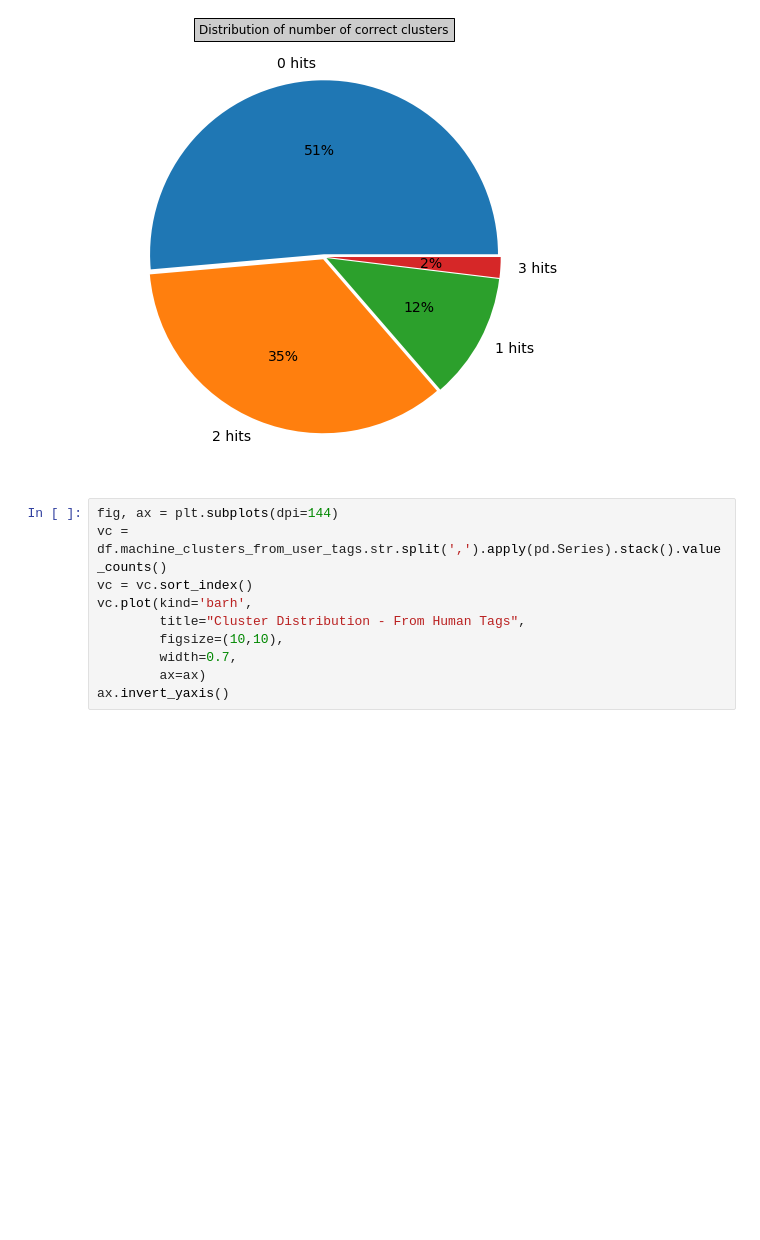
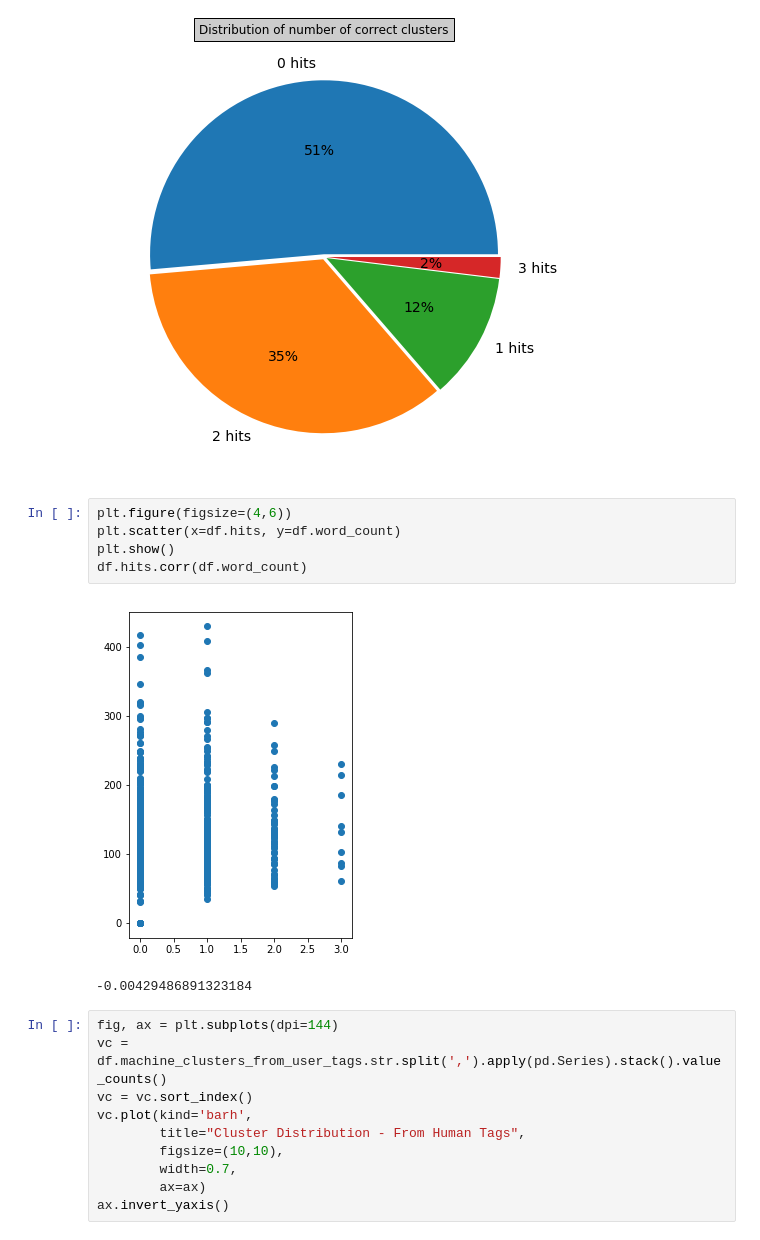
Before and after one commit to darenr/kadist-autotagging, a Jupyter notebook: Kadist-Corpus-Clusters.ipynb, the cells around one changed output. Saved outputs shown, nothing was run; the diff lists cells and outputs as text; blank space fills up the shorter version.

Commit message:
added word count data

```diff
--- a/Kadist-Corpus-Clusters.ipynb
+++ b/Kadist-Corpus-Clusters.ipynb
@@ -46,6 +46,14 @@ plt.title('Distribution of number of correct clusters', bbox={'facecolor':'0.8',
 plt.show()
 # %% [output]
 [figure]
+# %%
+plt.figure(figsize=(4,6))
+plt.scatter(x=df.hits, y=df.word_count)
+plt.show()
+df.hits.corr(df.word_count)
+# %% [output]
+[figure, added]
+-0.00429486891323184
 # %%
 fig, ax = plt.subplots(dpi=144)
 vc = df.machine_clusters_from_user_tags.str.split(',').apply(pd.Series).stack().value_counts()
```
Also changed, not shown: parts of 3 cells of this notebook, 3 other files.
